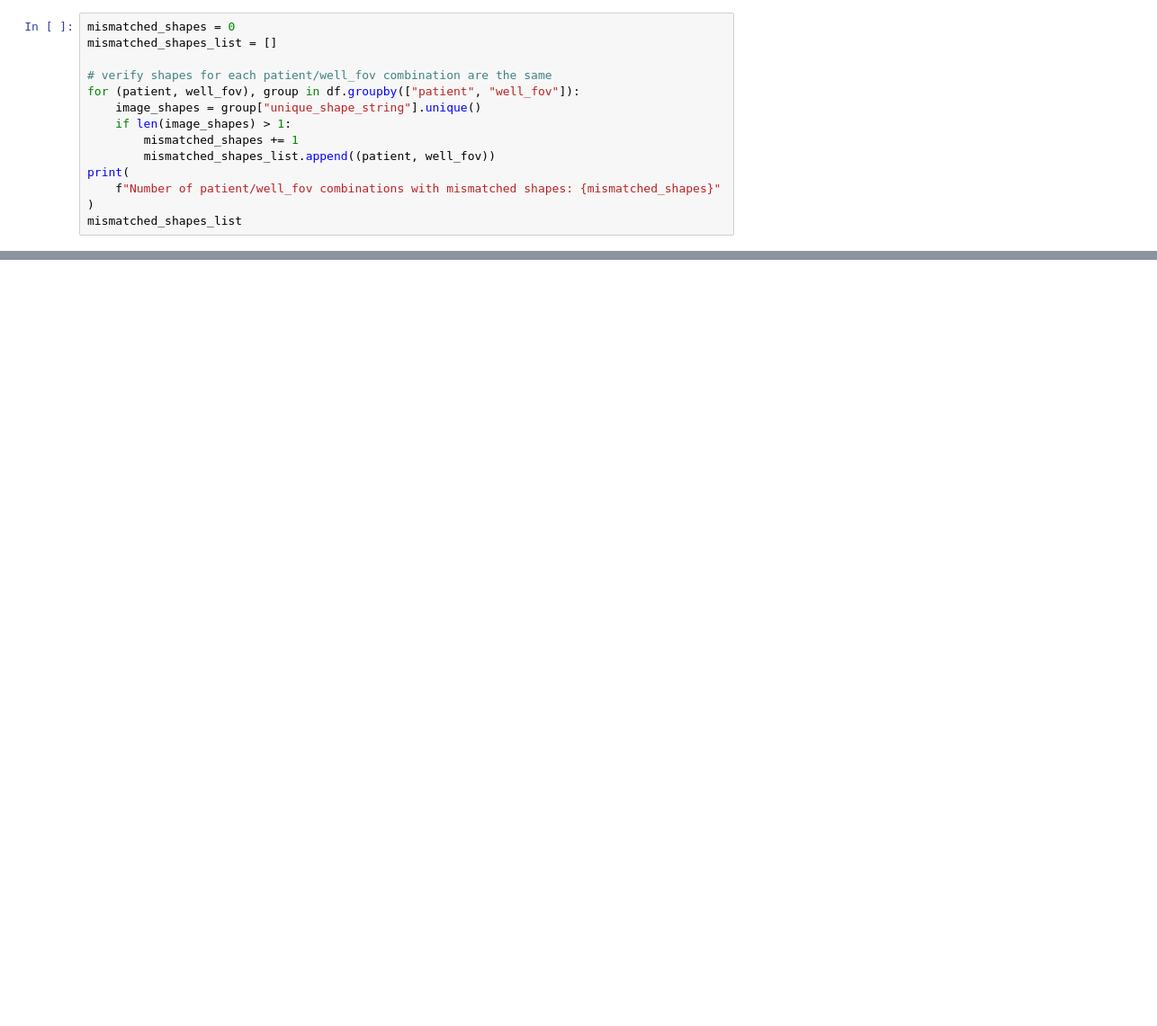
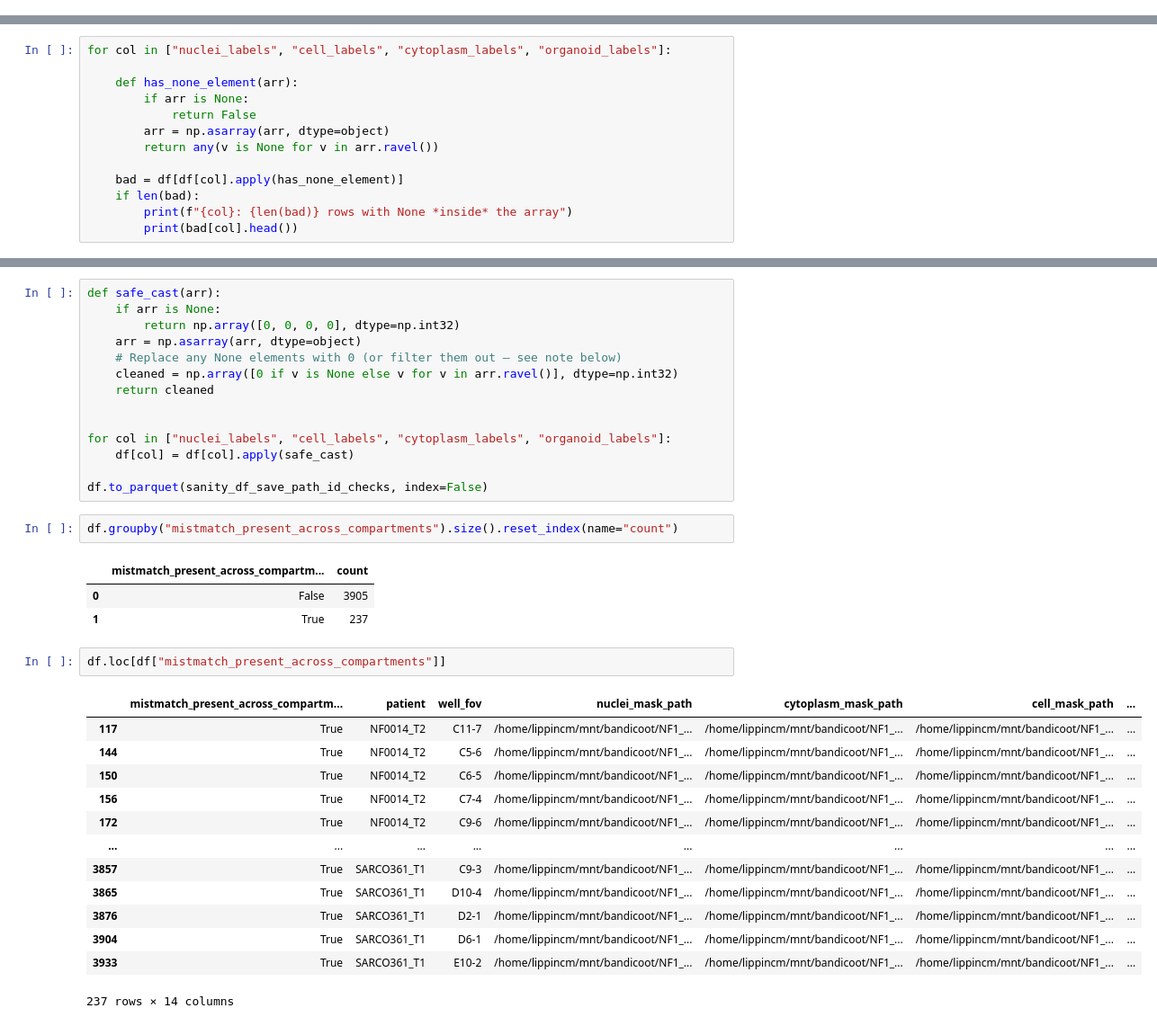
Before and after one commit to WayScience/NF1_3D_organoid_profiling_pipeline, a Jupyter notebook: 2.segment_images/notebooks/segmentation_sanity_checks.ipynb, the cells around one changed output, grey strips where cells are left out. Shown at 90% size. Cells and saved outputs as stored; diff of their text form; blank space fills up the shorter version.

```diff
--- a/2.segment_images/notebooks/segmentation_sanity_checks.ipynb
+++ b/2.segment_images/notebooks/segmentation_sanity_checks.ipynb
@@ -185,14 +72,0 @@ df.groupby(["patient", "well_fov"]).size().reset_index(name="count").loc[
-# %%
-mismatched_shapes = 0
-mismatched_shapes_list = []
-
-# verify shapes for each patient/well_fov combination are the same
-for (patient, well_fov), group in df.groupby(["patient", "well_fov"]):
-    image_shapes = group["unique_shape_string"].unique()
-    if len(image_shapes) > 1:
-        mismatched_shapes += 1
-        mismatched_shapes_list.append((patient, well_fov))
-print(
-    f"Number of patient/well_fov combinations with mismatched shapes: {mismatched_shapes}"
-)
-mismatched_shapes_list
@@ -249,0 +169,13 @@ patient_df
+# %%
+for col in ["nuclei_labels", "cell_labels", "cytoplasm_labels", "organoid_labels"]:
+
+    def has_none_element(arr):
+        if arr is None:
+            return False
+        arr = np.asarray(arr, dtype=object)
+        return any(v is None for v in arr.ravel())
+
+    bad = df[df[col].apply(has_none_element)]
+    if len(bad):
+        print(f"{col}: {len(bad)} rows with None *inside* the array")
+        print(bad[col].head())
@@ -249,0 +196,36 @@ patient_df
+# %%
+def safe_cast(arr):
+    if arr is None:
+        return np.array([0, 0, 0, 0], dtype=np.int32)
+    arr = np.asarray(arr, dtype=object)
+    # Replace any None elements with 0 (or filter them out — see note below)
+    cleaned = np.array([0 if v is None else v for v in arr.ravel()], dtype=np.int32)
+    return cleaned
+
+
+for col in ["nuclei_labels", "cell_labels", "cytoplasm_labels", "organoid_labels"]:
+    df[col] = df[col].apply(safe_cast)
+
+df.to_parquet(sanity_df_save_path_id_checks, index=False)
+# %%
+df.groupby("mistmatch_present_across_compartments").size().reset_index(name="count")
+# %% [output]
+|  | mistmatch_present_across_compartm... | count |
+| 0 | False | 3905 |
+| 1 | True | 237 |
+# %%
+df.loc[df["mistmatch_present_across_compartments"]]
+# %% [output]
+|  | mistmatch_present_across_compartm... | patient | well_fov | nuclei_mask_path | cytoplasm_mask_path | cell_mask_path | ... |
+| 117 | True | NF0014_T2 | C11-7 | /home/lippincm/mnt/bandicoot/NF1_... | /home/lippincm/mnt/bandicoot/NF1_... | /home/lippincm/mnt/bandicoot/NF1_... | ... |
+| 144 | True | NF0014_T2 | C5-6 | /home/lippincm/mnt/bandicoot/NF1_... | /home/lippincm/mnt/bandicoot/NF1_... | /home/lippincm/mnt/bandicoot/NF1_... | ... |
+| 150 | True | NF0014_T2 | C6-5 | /home/lippincm/mnt/bandicoot/NF1_... | /home/lippincm/mnt/bandicoot/NF1_... | /home/lippincm/mnt/bandicoot/NF1_... | ... |
+| 156 | True | NF0014_T2 | C7-4 | /home/lippincm/mnt/bandicoot/NF1_... | /home/lippincm/mnt/bandicoot/NF1_... | /home/lippincm/mnt/bandicoot/NF1_... | ... |
+| 172 | True | NF0014_T2 | C9-6 | /home/lippincm/mnt/bandicoot/NF1_... | /home/lippincm/mnt/bandicoot/NF1_... | /home/lippincm/mnt/bandicoot/NF1_... | ... |
+| ... | ... | ... | ... | ... | ... | ... | ... |
+| 3857 | True | SARCO361_T1 | C9-3 | /home/lippincm/mnt/bandicoot/NF1_... | /home/lippincm/mnt/bandicoot/NF1_... | /home/lippincm/mnt/bandicoot/NF1_... | ... |
+| 3865 | True | SARCO361_T1 | D10-4 | /home/lippincm/mnt/bandicoot/NF1_... | /home/lippincm/mnt/bandicoot/NF1_... | /home/lippincm/mnt/bandicoot/NF1_... | ... |
+| 3876 | True | SARCO361_T1 | D2-1 | /home/lippincm/mnt/bandicoot/NF1_... | /home/lippincm/mnt/bandicoot/NF1_... | /home/lippincm/mnt/bandicoot/NF1_... | ... |
+| 3904 | True | SARCO361_T1 | D6-1 | /home/lippincm/mnt/bandicoot/NF1_... | /home/lippincm/mnt/bandicoot/NF1_... | /home/lippincm/mnt/bandicoot/NF1_... | ... |
+| 3933 | True | SARCO361_T1 | E10-2 | /home/lippincm/mnt/bandicoot/NF1_... | /home/lippincm/mnt/bandicoot/NF1_... | /home/lippincm/mnt/bandicoot/NF1_... | ... |
+237 rows × 14 columns
```
Also changed, not shown: parts of 14 cells of this notebook, 29 other files.
